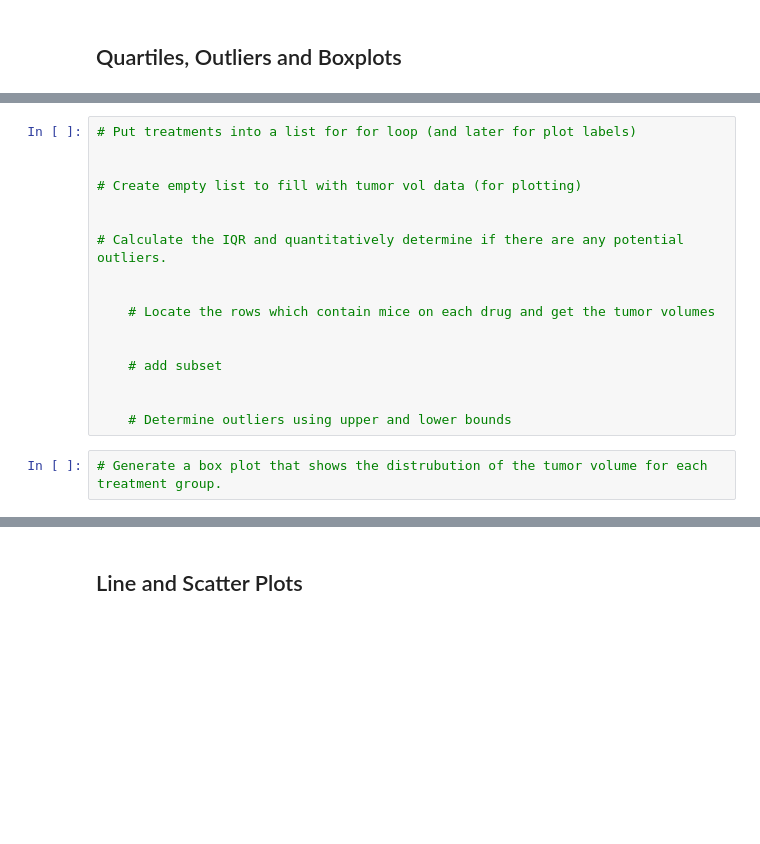
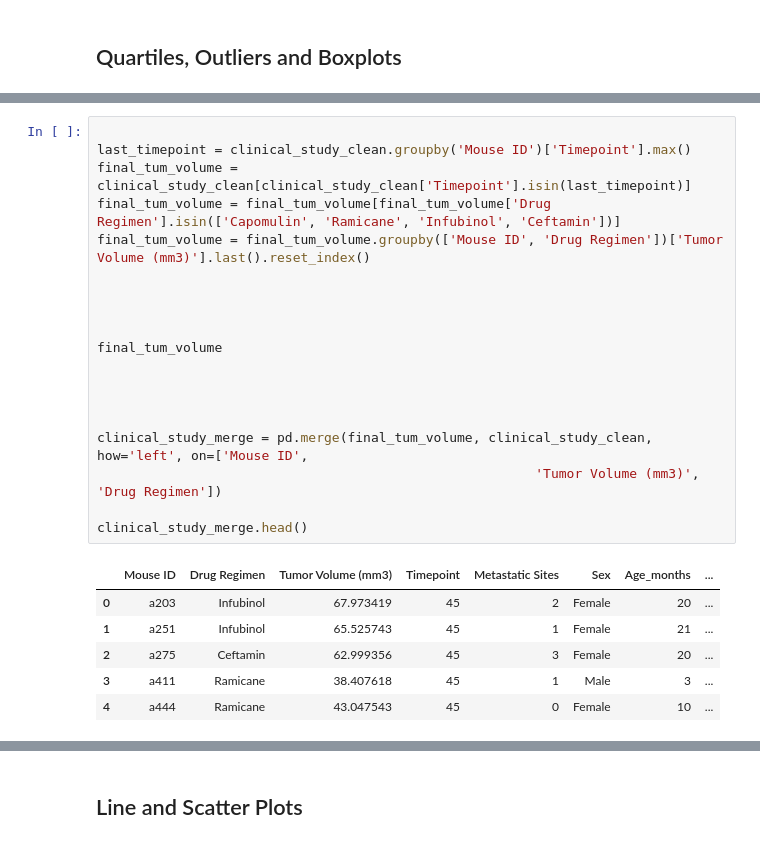
Before and after one commit to Mhills32/matplotlib-challenge, a Jupyter notebook: module_5_starter_code/Starter_Code/Pymaceuticals/pymaceuticals_analysis2.ipynb, the cells around one changed output, grey strips where cells are left out. Drawn from its saved outputs; the diff is of its cells as text; blank space fills up the shorter version.

```diff
--- a/module_5_starter_code/Starter_Code/Pymaceuticals/pymaceuticals_analysis2.ipynb
+++ b/module_5_starter_code/Starter_Code/Pymaceuticals/pymaceuticals_analysis2.ipynb
@@ -305,19 +273,26 @@ z969     Naftisol             45
-# %%
-# Put treatments into a list for for loop (and later for plot labels)
-
-
-# Create empty list to fill with tumor vol data (for plotting)
-
-
-# Calculate the IQR and quantitatively determine if there are any potential outliers.
-
-
-    # Locate the rows which contain mice on each drug and get the tumor volumes
-
-
-    # add subset
-
-
-    # Determine outliers using upper and lower bounds
-# %%
-# Generate a box plot that shows the distrubution of the tumor volume for each treatment group.
+# %%
+
+last_timepoint = clinical_study_clean.groupby('Mouse ID')['Timepoint'].max()
+final_tum_volume = clinical_study_clean[clinical_study_clean['Timepoint'].isin(last_timepoint)]
+final_tum_volume = final_tum_volume[final_tum_volume['Drug Regimen'].isin(['Capomulin', 'Ramicane', 'Infubinol', 'Ceftamin'])]
+final_tum_volume = final_tum_volume.groupby(['Mouse ID', 'Drug Regimen'])['Tumor Volume (mm3)'].last().reset_index()
+
+
+
+
+final_tum_volume
+
+
+
+
+clinical_study_merge = pd.merge(final_tum_volume, clinical_study_clean, how='left', on=['Mouse ID',
+                                                        'Tumor Volume (mm3)', 'Drug Regimen'])
+
+clinical_study_merge.head()
+# %% [output]
+|  | Mouse ID | Drug Regimen | Tumor Volume (mm3) | Timepoint | Metastatic Sites | Sex | Age_months | ... |
+| 0 | a203 | Infubinol | 67.973419 | 45 | 2 | Female | 20 | ... |
+| 1 | a251 | Infubinol | 65.525743 | 45 | 1 | Female | 21 | ... |
+| 2 | a275 | Ceftamin | 62.999356 | 45 | 3 | Female | 20 | ... |
+| 3 | a411 | Ramicane | 38.407618 | 45 | 1 | Male | 3 | ... |
+| 4 | a444 | Ramicane | 43.047543 | 45 | 0 | Female | 10 | ... |
```
Also changed, not shown: parts of 6 cells of this notebook.
